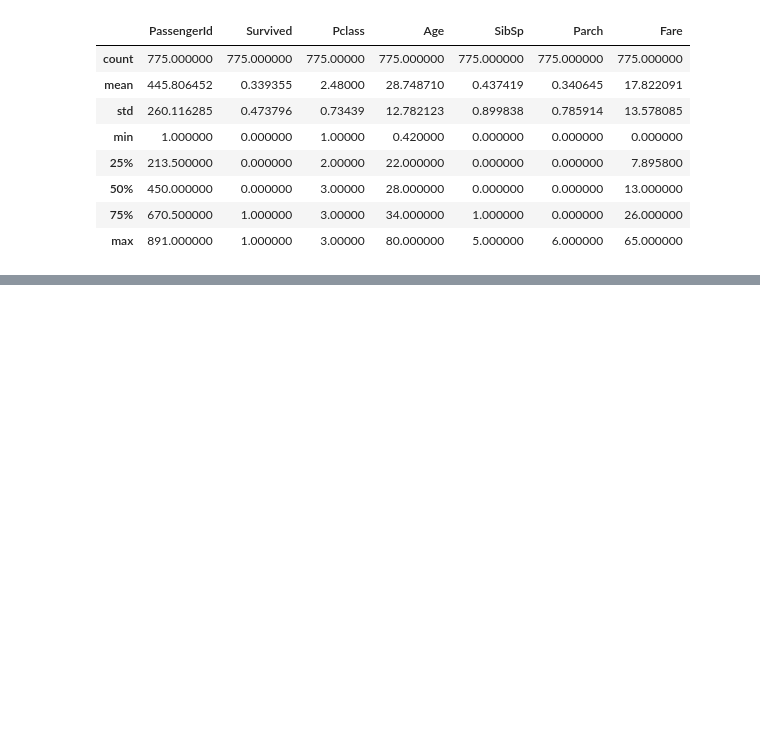
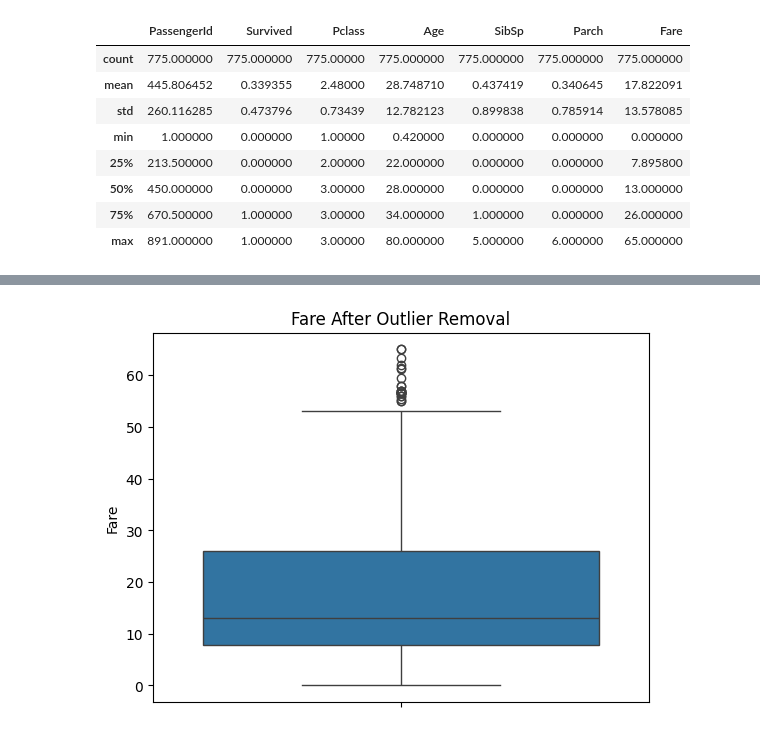
Before and after one commit to saks23jha/Launchpadd, a Jupyter notebook: Week6/src/notebooks/EDA.ipynb, the cells around one changed output, grey strips where cells are left out. Saved outputs shown, nothing was run; the diff lists cells and outputs as text; code cells hidden in the pictures; blank space fills up the shorter version.

```diff
--- a/Week6/src/notebooks/EDA.ipynb
+++ b/Week6/src/notebooks/EDA.ipynb
@@ -90,0 +128,8 @@ df.describe()
+# %%
+processed = pd.read_csv("../data/processed/final.csv")
+
+sns.boxplot(y=processed["Fare"])
+plt.title("Fare After Outlier Removal")
+plt.show()
+# %% [output]
+[figure, added]
```
Also changed, not shown: parts of 4 cells of this notebook, 3 other files.
